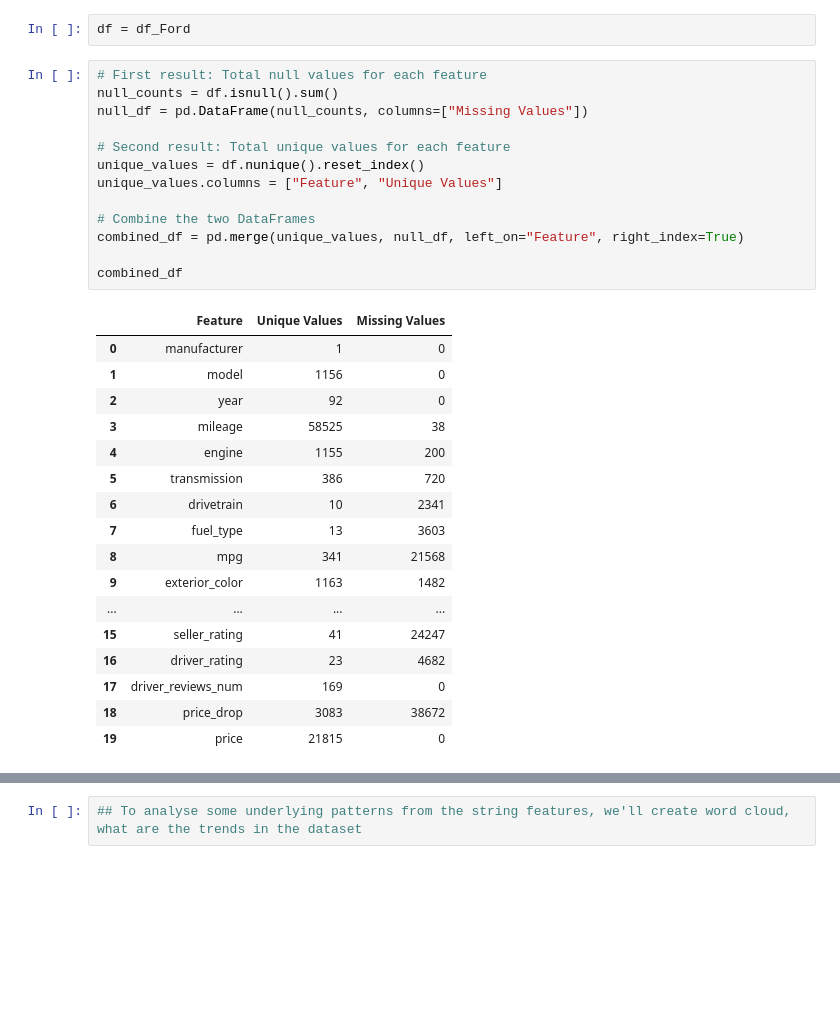
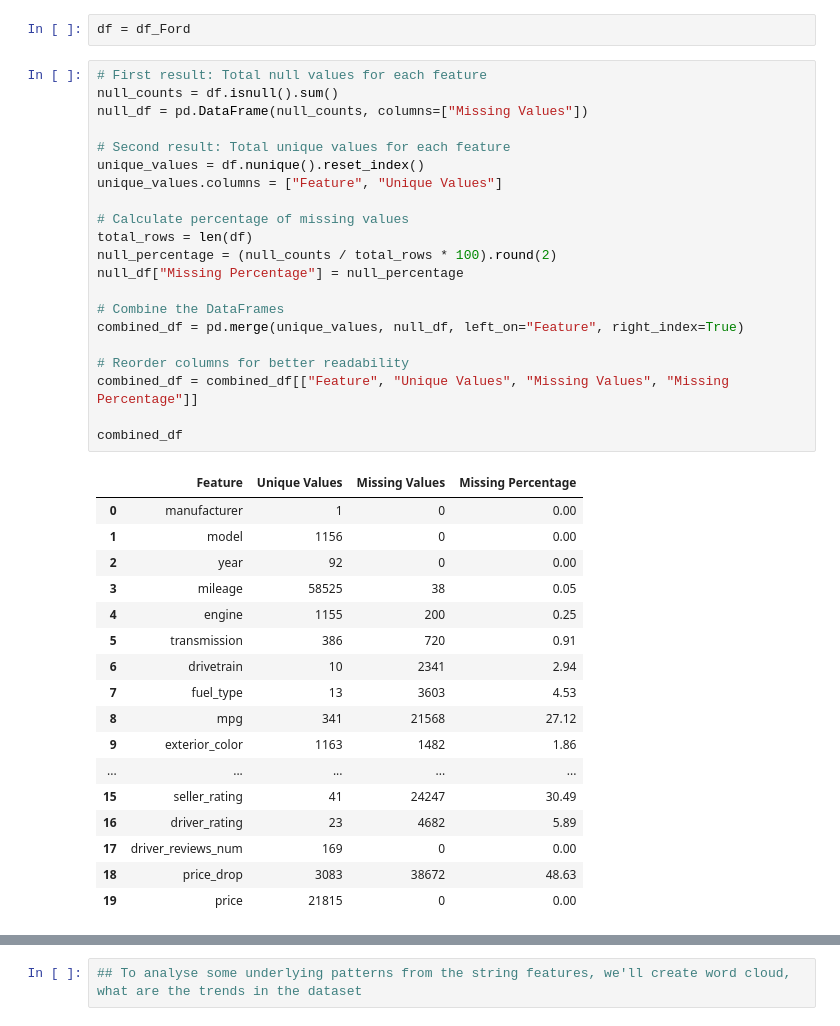
Before and after one commit to Raaj-4320/smartAuto, a Jupyter notebook: overView.ipynb, the cells around one changed output, grey strips where cells are left out. Saved outputs shown, nothing was run; the diff lists cells and outputs as text; blank space fills up the shorter version.

```diff
--- a/overView.ipynb
+++ b/overView.ipynb
@@ -68,31 +69,39 @@ df = df_Ford
 # %%
 # First result: Total null values for each feature
 null_counts = df.isnull().sum()
 null_df = pd.DataFrame(null_counts, columns=["Missing Values"])
 
 # Second result: Total unique values for each feature
 unique_values = df.nunique().reset_index()
 unique_values.columns = ["Feature", "Unique Values"]
 
-# Combine the two DataFrames
+# Calculate percentage of missing values
+total_rows = len(df)
+null_percentage = (null_counts / total_rows * 100).round(2)
+null_df["Missing Percentage"] = null_percentage
+
+# Combine the DataFrames
 combined_df = pd.merge(unique_values, null_df, left_on="Feature", right_index=True)
 
+# Reorder columns for better readability
+combined_df = combined_df[["Feature", "Unique Values", "Missing Values", "Missing Percentage"]]
+
 combined_df
 # %% [output]
-|  | Feature | Unique Values | Missing Values |
-| 0 | manufacturer | 1 | 0 |
-| 1 | model | 1156 | 0 |
-| 2 | year | 92 | 0 |
-| 3 | mileage | 58525 | 38 |
-| 4 | engine | 1155 | 200 |
-| 5 | transmission | 386 | 720 |
-| 6 | drivetrain | 10 | 2341 |
-| 7 | fuel_type | 13 | 3603 |
-| 8 | mpg | 341 | 21568 |
-| 9 | exterior_color | 1163 | 1482 |
-| ... | ... | ... | ... |
-| 15 | seller_rating | 41 | 24247 |
-| 16 | driver_rating | 23 | 4682 |
-| 17 | driver_reviews_num | 169 | 0 |
-| 18 | price_drop | 3083 | 38672 |
-| 19 | price | 21815 | 0 |
+|  | Feature | Unique Values | Missing Values | Missing Percentage |
+| 0 | manufacturer | 1 | 0 | 0.00 |
+| 1 | model | 1156 | 0 | 0.00 |
+| 2 | year | 92 | 0 | 0.00 |
+| 3 | mileage | 58525 | 38 | 0.05 |
+| 4 | engine | 1155 | 200 | 0.25 |
+| 5 | transmission | 386 | 720 | 0.91 |
+| 6 | drivetrain | 10 | 2341 | 2.94 |
+| 7 | fuel_type | 13 | 3603 | 4.53 |
+| 8 | mpg | 341 | 21568 | 27.12 |
+| 9 | exterior_color | 1163 | 1482 | 1.86 |
+| ... | ... | ... | ... | ... |
+| 15 | seller_rating | 41 | 24247 | 30.49 |
+| 16 | driver_rating | 23 | 4682 | 5.89 |
+| 17 | driver_reviews_num | 169 | 0 | 0.00 |
+| 18 | price_drop | 3083 | 38672 | 48.63 |
+| 19 | price | 21815 | 0 | 0.00 |
```
Also changed, not shown: parts of 21 cells of this notebook.
